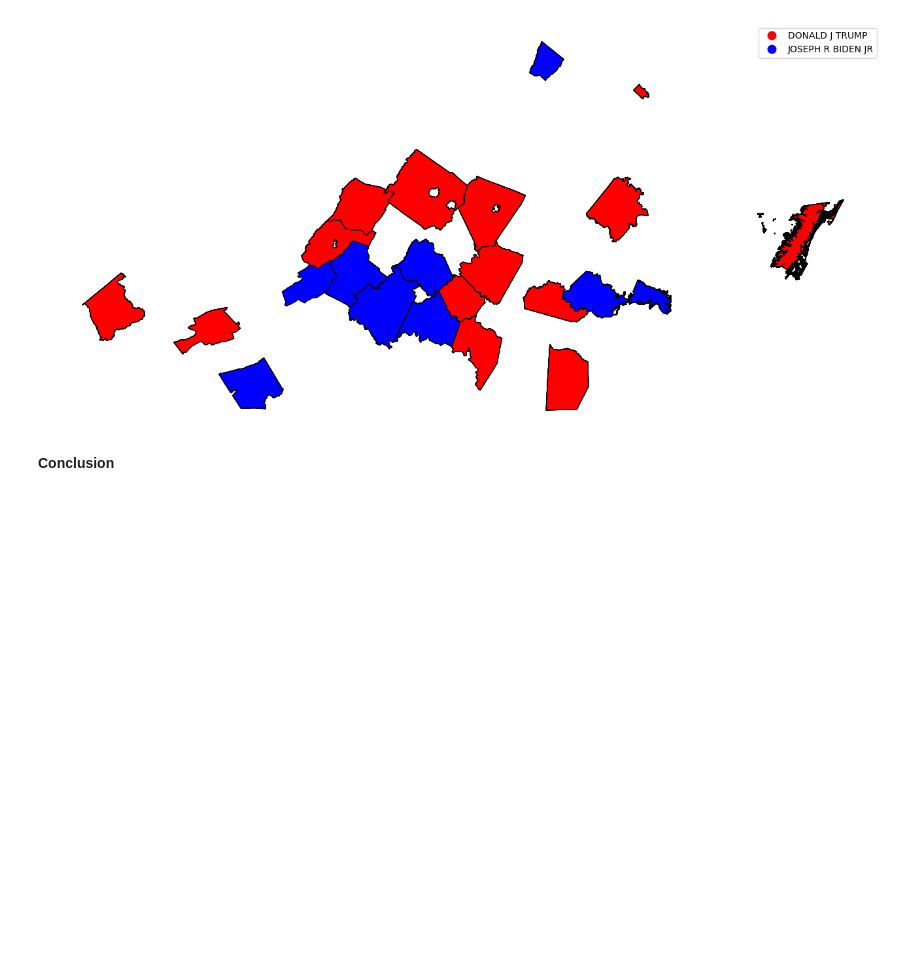
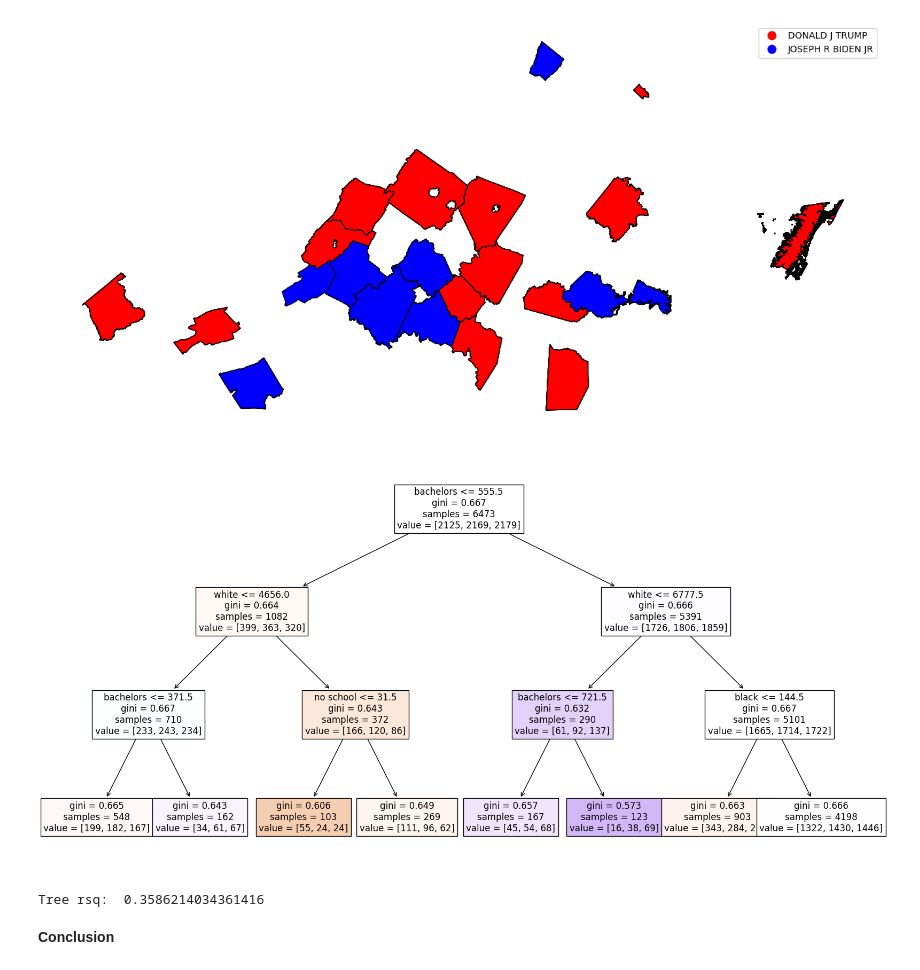
Before and after one commit to vnewsome/project_voting, a Jupyter notebook: ML_project3.ipynb, the cells around one changed output. Saved outputs shown, nothing was run; the diff lists cells and outputs as text; code cells hidden in the pictures; blank space fills up the shorter version.

Commit message:
attempt at a tree, y should be party but i can't figure out how to make that work

```diff
--- a/ML_project3.ipynb
+++ b/ML_project3.ipynb
@@ -237,5 +264,38 @@ mapwin.plot(ax=ax,column='candidate',cmap='bwr_r',legend=True,edgecolor='k')
 # Populations majority associate's degree or below vote D; populations majority bachelor's degree or above vote R.
 # %%
 # Populations above the VA median household income vote D; populations above the VA median household income vote R.
+# %%
+import numpy as np
+from sklearn.model_selection import train_test_split
+from sklearn.tree import DecisionTreeClassifier # Import the tree classifier
+from sklearn.tree import plot_tree
+
+# Process data:
+vars = ['white', 'black', 'no school', 'bachelors']
+y = popchardf['year']
+X = popchardf.loc[:,vars]
+X_train, X_test, y_train, y_test = train_test_split(X, y, test_size=0.33, random_state=42)
+
+
+
+# Fit decision tree:
+cart = DecisionTreeClassifier(max_depth=3,min_samples_leaf=100) # Create a classifier object, limit depth to 3 to prevent overbranching
+cart = cart.fit(X_train, y_train) # Fit the classifier
+
+
+# Visualize results:
+fig, ax = plt.subplots(figsize=(20, 10))
+plot_tree(cart,filled=True, ax=ax, fontsize = 12,feature_names=vars)
+plt.show()
+
+# Compute R-squared error:
+X_test = popchardf.loc[:,vars]
+y_test = popchardf['year']
+y_hat = cart.predict(X_test)
+
+print('Tree rsq: ', cart.score(X_test, y_test)) # R-squared
+# %% [output]
+[figure, added]
+Tree rsq:  0.3586214034361416
 # %% [markdown]
 **Conclusion**
```
Also changed, not shown: parts of 4 cells of this notebook.
